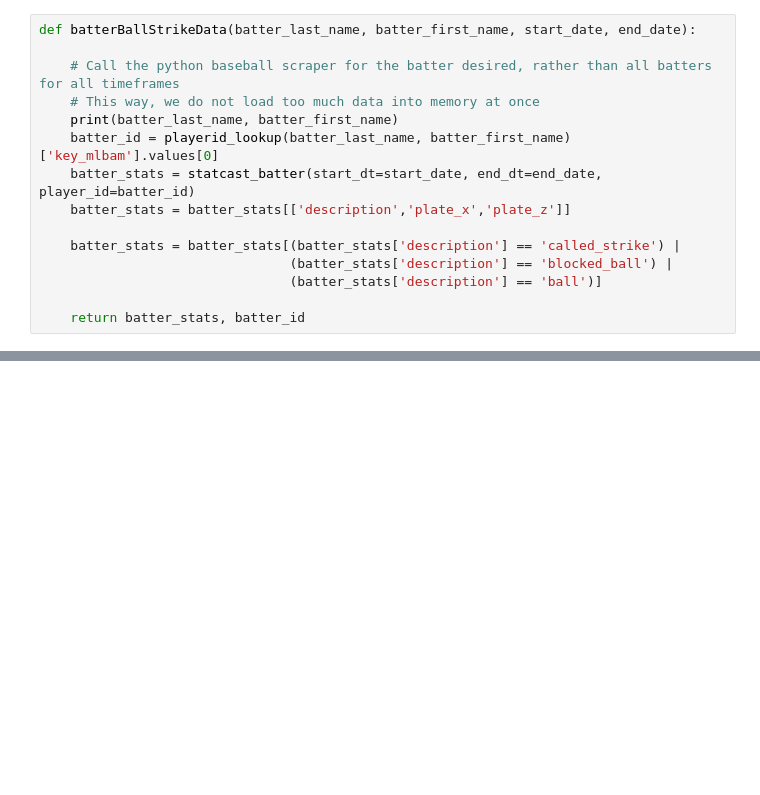
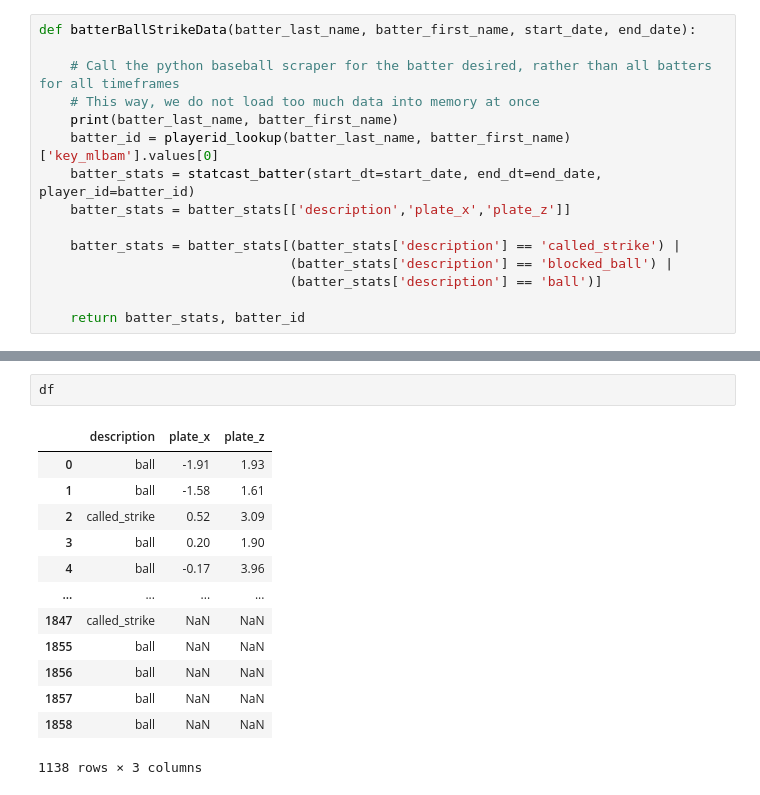
Before and after one commit to mattgpaul/AutoStrikeZone, a Jupyter notebook: AutoStrikeZone.ipynb, the cells around one changed output, grey strips where cells are left out. Cells and saved outputs as stored; diff of their text form; blank space fills up the shorter version.

```diff
--- a/AutoStrikeZone.ipynb
+++ b/AutoStrikeZone.ipynb
@@ -196,0 +197,16 @@ Gathering Player Data
+# %%
+df
+# %% [output]
+|  | description | plate_x | plate_z |
+| 0 | ball | -1.91 | 1.93 |
+| 1 | ball | -1.58 | 1.61 |
+| 2 | called_strike | 0.52 | 3.09 |
+| 3 | ball | 0.20 | 1.90 |
+| 4 | ball | -0.17 | 3.96 |
+| ... | ... | ... | ... |
+| 1847 | called_strike | NaN | NaN |
+| 1855 | ball | NaN | NaN |
+| 1856 | ball | NaN | NaN |
+| 1857 | ball | NaN | NaN |
+| 1858 | ball | NaN | NaN |
+1138 rows × 3 columns
```
Also changed, not shown: parts of 8 cells of this notebook.
